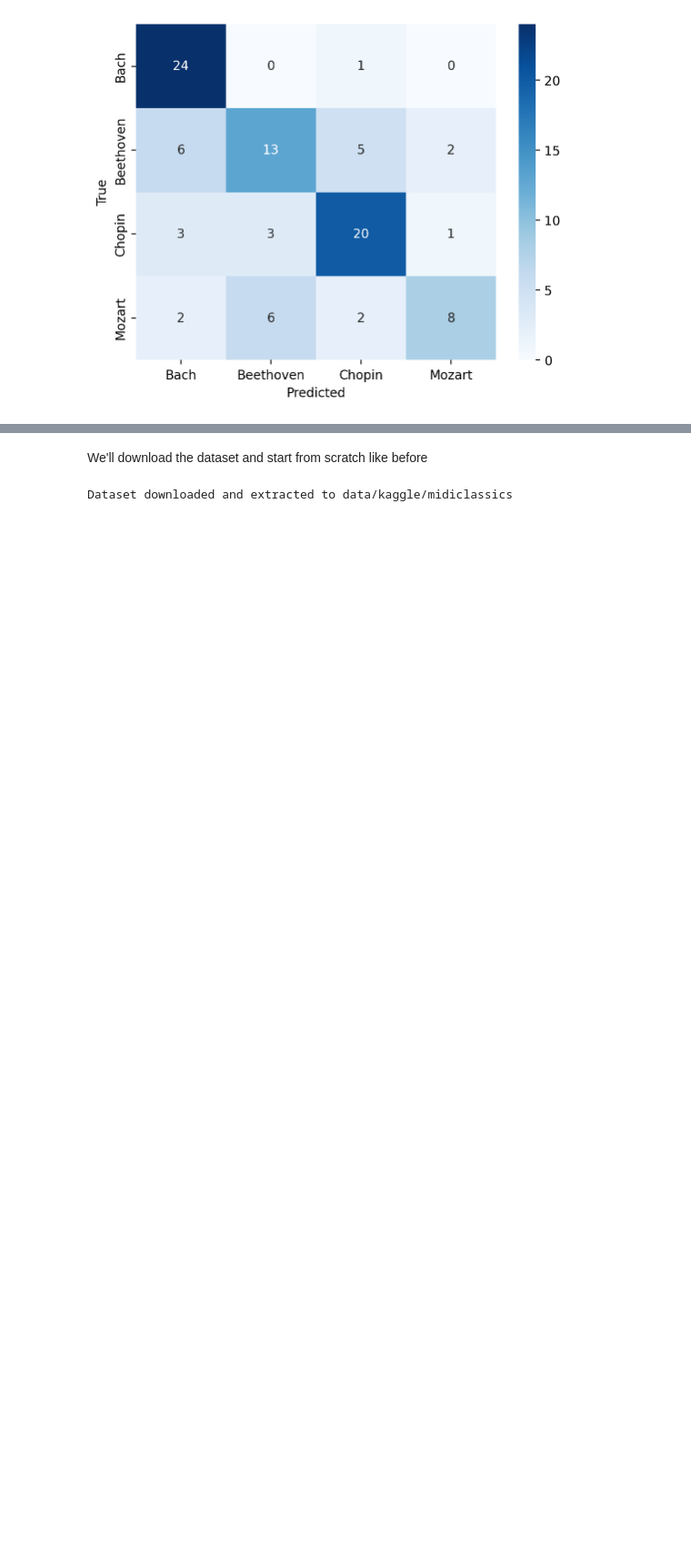
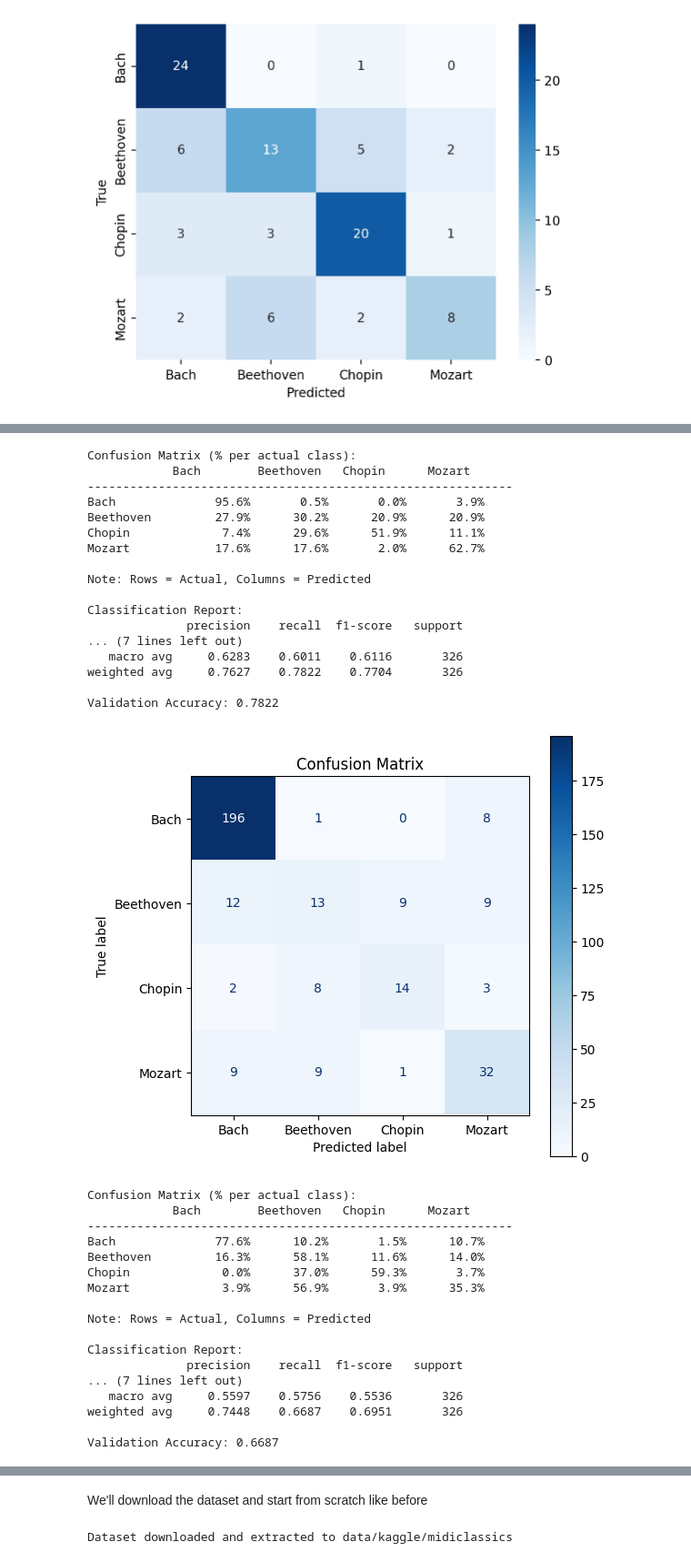
Before and after one commit to seanpaz478/AAI511_Final_Project_Group1, a Jupyter notebook: notebooks/updated-final-project-group.ipynb, the cells around one changed output, grey strips where cells are left out. Shown at 91% size. Cells and saved outputs as stored; diff of their text form; code cells hidden in the pictures; blank space fills up the shorter version.

```diff
--- a/notebooks/updated-final-project-group.ipynb
+++ b/notebooks/updated-final-project-group.ipynb
@@ -479,0 +624,44 @@ Model Accuracy: 0.6771
+# %%
+# Cell from AAI511_Final_Project (Sean).ipynb showing different model iterations
+class_names = ['Bach', 'Beethoven', 'Chopin', 'Mozart']
+
+evaluate_confusion_matrix(model1, val_loader, device, class_names)
+evaluate_confusion_matrix(model2, val_loader, device, class_names)
+evaluate_confusion_matrix(model3, val_loader, device, class_names)
+evaluate_confusion_matrix(model4, val_loader, device, class_names)
+# %% [output]
+Confusion Matrix (% per actual class):
+            Bach        Beethoven   Chopin      Mozart
+------------------------------------------------------------
+Bach              95.6%       0.5%       0.0%       3.9%
+Beethoven         27.9%      30.2%      20.9%      20.9%
+Chopin             7.4%      29.6%      51.9%      11.1%
+Mozart            17.6%      17.6%       2.0%      62.7%
+
+Note: Rows = Actual, Columns = Predicted
+
+Classification Report:
+              precision    recall  f1-score   support
+... (7 lines left out)
+   macro avg     0.6283    0.6011    0.6116       326
+weighted avg     0.7627    0.7822    0.7704       326
+
+Validation Accuracy: 0.7822
+[figure, added]
+Confusion Matrix (% per actual class):
+            Bach        Beethoven   Chopin      Mozart
+------------------------------------------------------------
+Bach              77.6%      10.2%       1.5%      10.7%
+Beethoven         16.3%      58.1%      11.6%      14.0%
+Chopin             0.0%      37.0%      59.3%       3.7%
+Mozart             3.9%      56.9%       3.9%      35.3%
+
+Note: Rows = Actual, Columns = Predicted
+
+Classification Report:
+              precision    recall  f1-score   support
+... (7 lines left out)
+   macro avg     0.5597    0.5756    0.5536       326
+weighted avg     0.7448    0.6687    0.6951       326
+
+Validation Accuracy: 0.6687
```
Also changed, not shown: parts of 12 cells of this notebook, 4 other files.
